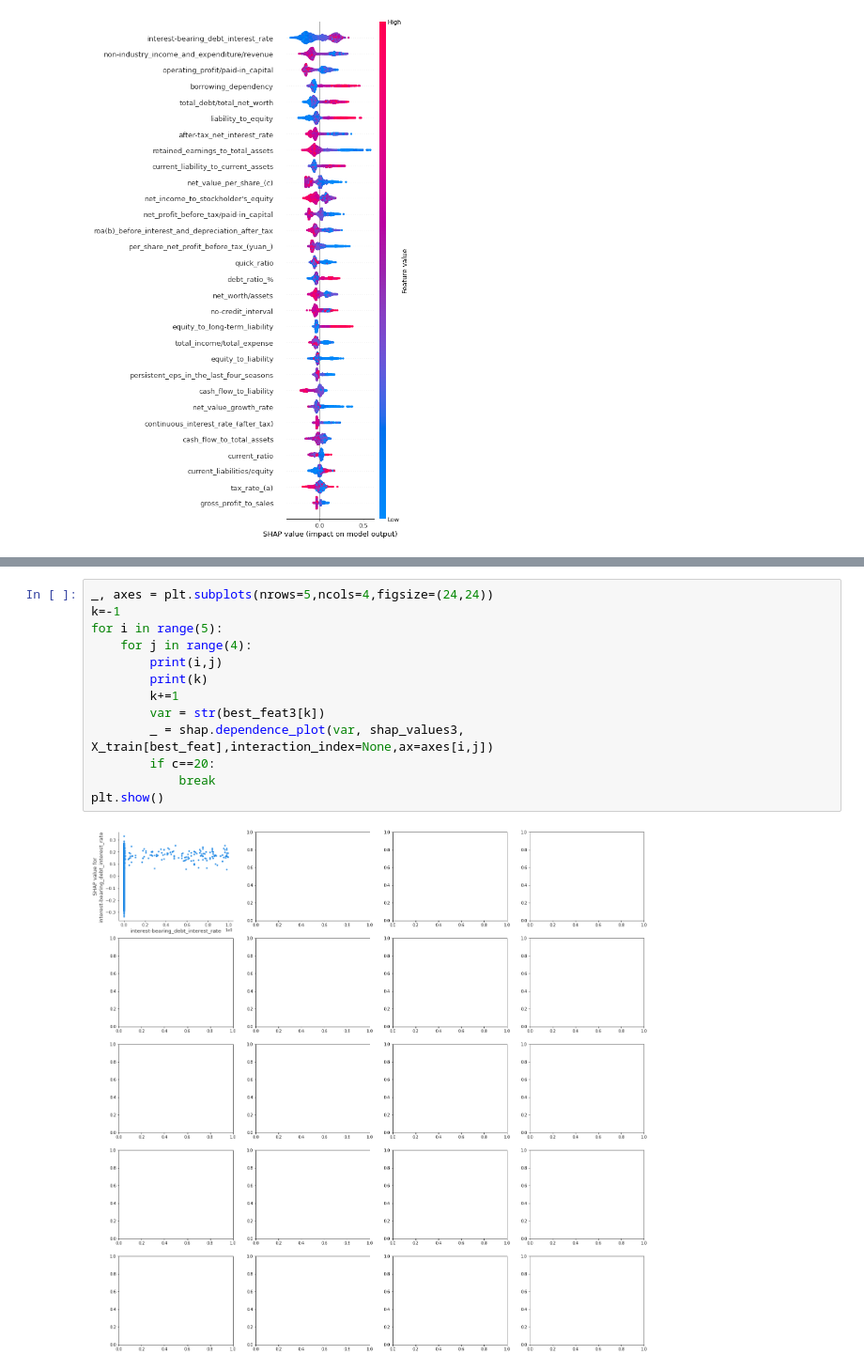
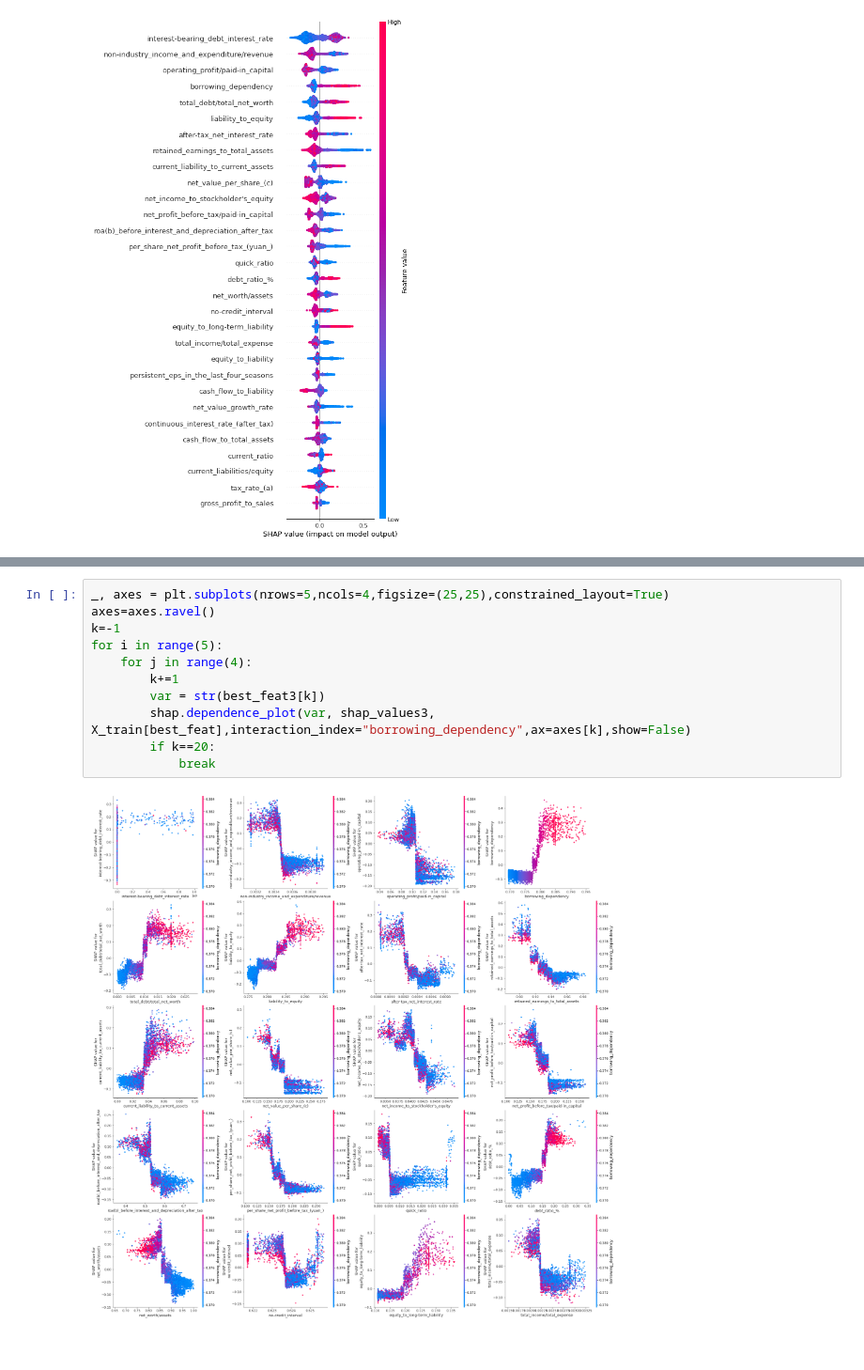
Before and after one commit to shoaibkhanz/bankruptcy_prediction, a Jupyter notebook: notebook/oversampling_model.ipynb, the cells around one changed output, grey strips where cells are left out. Shown at 94% size. Drawn from its saved outputs; the diff is of its cells as text.

Commit message:
added shap plots as it wasnt saved the last commit

```diff
--- a/notebook/oversampling_model.ipynb
+++ b/notebook/oversampling_model.ipynb
@@ -548,15 +537,13 @@ shap.dependence_plot("interest-bearing_debt_interest_rate", shap_values3, X_trai
 # %%
-_, axes = plt.subplots(nrows=5,ncols=4,figsize=(24,24))
+_, axes = plt.subplots(nrows=5,ncols=4,figsize=(25,25),constrained_layout=True)
+axes=axes.ravel()
 k=-1
 for i in range(5):
     for j in range(4):
-        print(i,j)
-        print(k)
         k+=1
         var = str(best_feat3[k])
-        _ = shap.dependence_plot(var, shap_values3, X_train[best_feat],interaction_index=None,ax=axes[i,j])
-        if c==20:
+        shap.dependence_plot(var, shap_values3, X_train[best_feat],interaction_index="borrowing_dependency",ax=axes[k],show=False)
+        if k==20:
             break
-plt.show()
 # %% [output]
-[figure, old version]
+[figure, new version]
```
Also changed, not shown: parts of 4 cells of this notebook.
